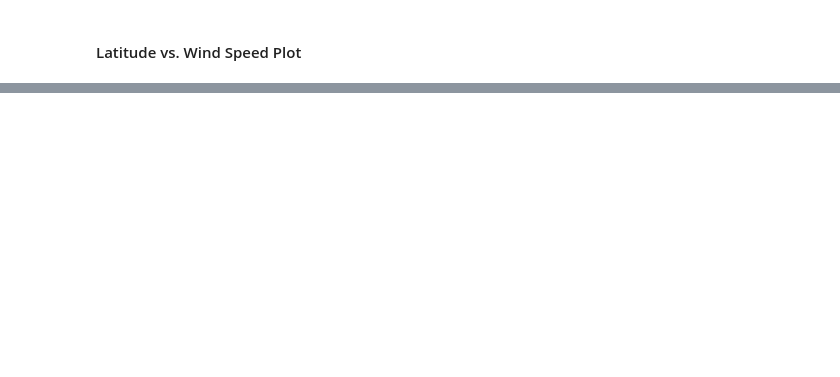
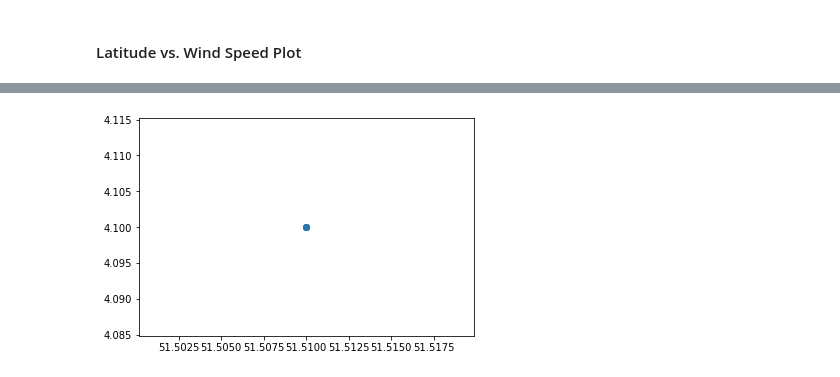
Before and after one commit to andyf117/weather_api, a Jupyter notebook: WeatherPy.ipynb, the cells around one changed output, grey strips where cells are left out. Cells and saved outputs as stored; diff of their text form; code cells hidden in the pictures; blank space fills up the shorter version.

```diff
--- a/WeatherPy.ipynb
+++ b/WeatherPy.ipynb
@@ -141,0 +190,5 @@ dtype: int64
+# %%
+plt.scatter(lattitude,windspeed)
+plt.show()
+# %% [output]
+[figure, added]
```
Also changed, not shown: parts of 13 cells of this notebook, 2 other files.
